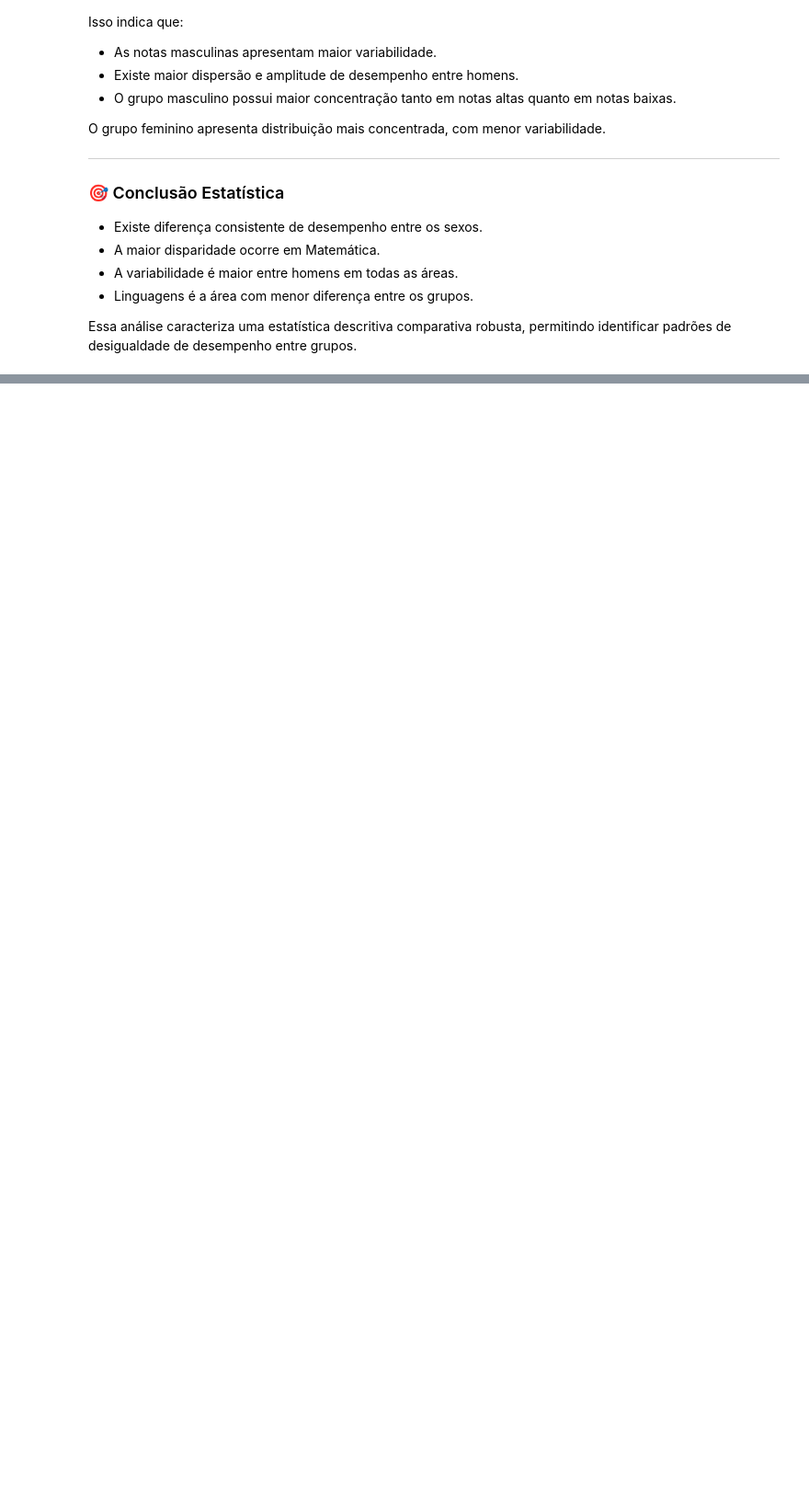
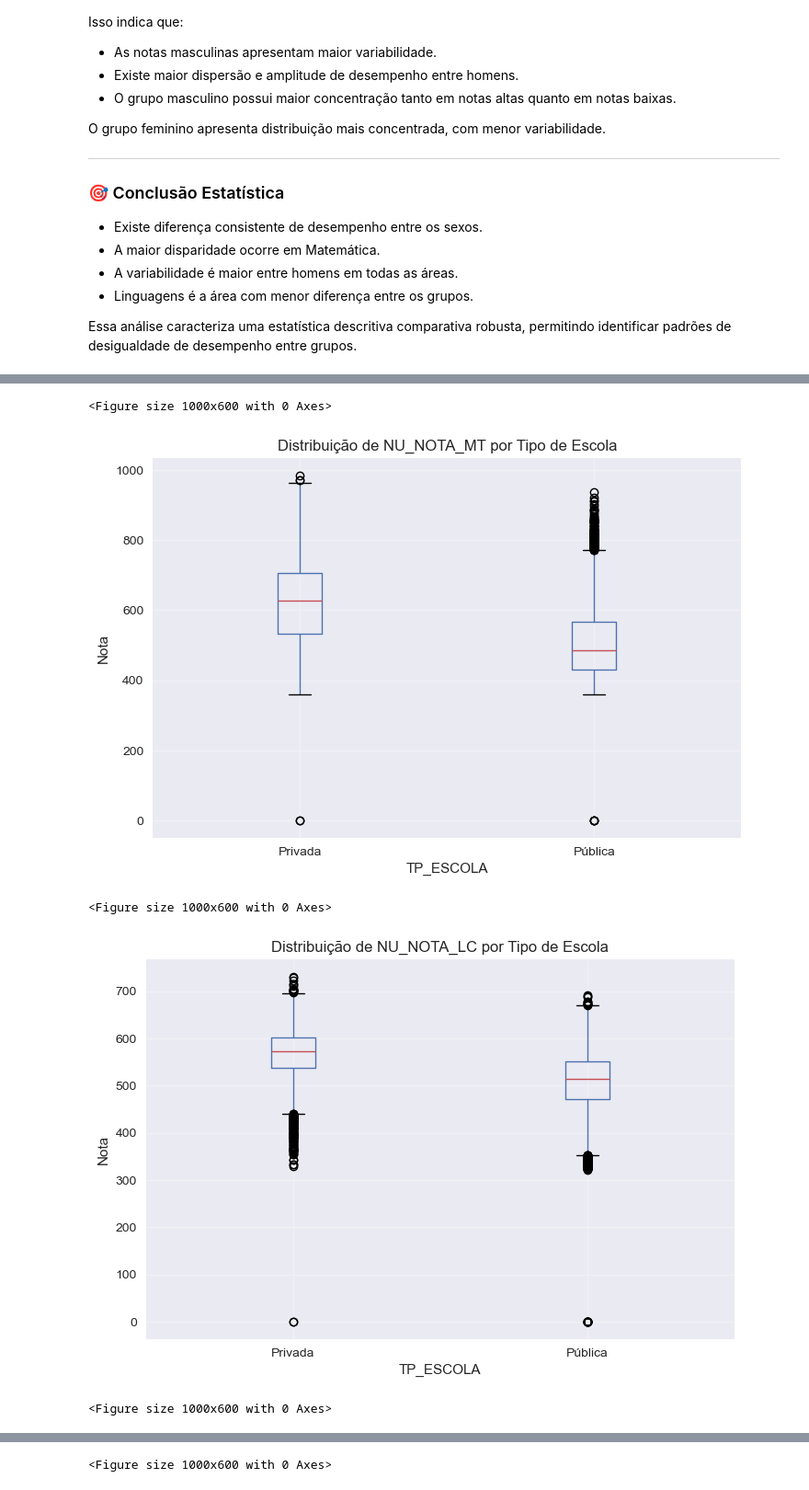
Before and after one commit to wellitonrocha/data_science_journey, a Jupyter notebook: Semana05_Estatistica_ENEM/enem_stats.ipynb, the cells around one changed output, grey strips where cells are left out. Shown at 92% size. Drawn from its saved outputs; the diff is of its cells as text; code cells hidden in the pictures; blank space fills up the shorter version.

Commit message:
Semana 05 | Dia 4: Análise comparativa das notas por tipo de escola

```diff
--- a/Semana05_Estatistica_ENEM/enem_stats.ipynb
+++ b/Semana05_Estatistica_ENEM/enem_stats.ipynb
@@ -391,0 +416,7 @@ Essa análise caracteriza uma estatística descritiva comparativa robusta, permi
+# %%
+df_escola = df_stats[df_stats["TP_ESCOLA"].isin([2,3])].copy()
+
+df_escola["TP_ESCOLA"] = df_escola["TP_ESCOLA"].map({
+    2: "Pública",
+    3: "Privada"
+})
@@ -391,0 +473,17 @@ Essa análise caracteriza uma estatística descritiva comparativa robusta, permi
+# %%
+areas = ["NU_NOTA_MT", "NU_NOTA_LC", "NU_NOTA_CN", "NU_NOTA_CH"]
+
+for area in areas:
+    plt.figure(figsize=(10,6))
+    df_escola.boxplot(column=area, by="TP_ESCOLA")
+    plt.title(f"Distribuição de {area} por Tipo de Escola")
+    plt.suptitle("")
+    plt.ylabel("Nota")
+    plt.grid(alpha=0.3)
+    plt.show()
+# %% [output]
+<Figure size 1000x600 with 0 Axes>
+[figure, added]
+<Figure size 1000x600 with 0 Axes>
+[figure, added]
+<Figure size 1000x600 with 0 Axes>
@@ -391,0 +491 @@ Essa análise caracteriza uma estatística descritiva comparativa robusta, permi
+<Figure size 1000x600 with 0 Axes>
```
Also changed, not shown: parts of 14 cells of this notebook, 1 other file.
